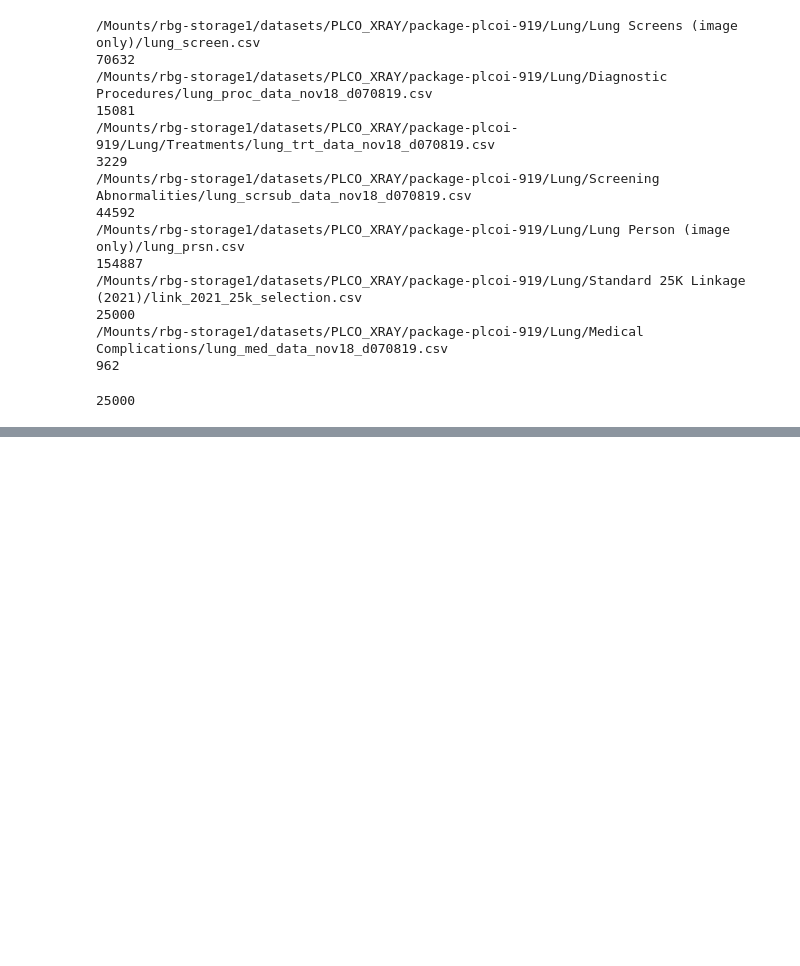
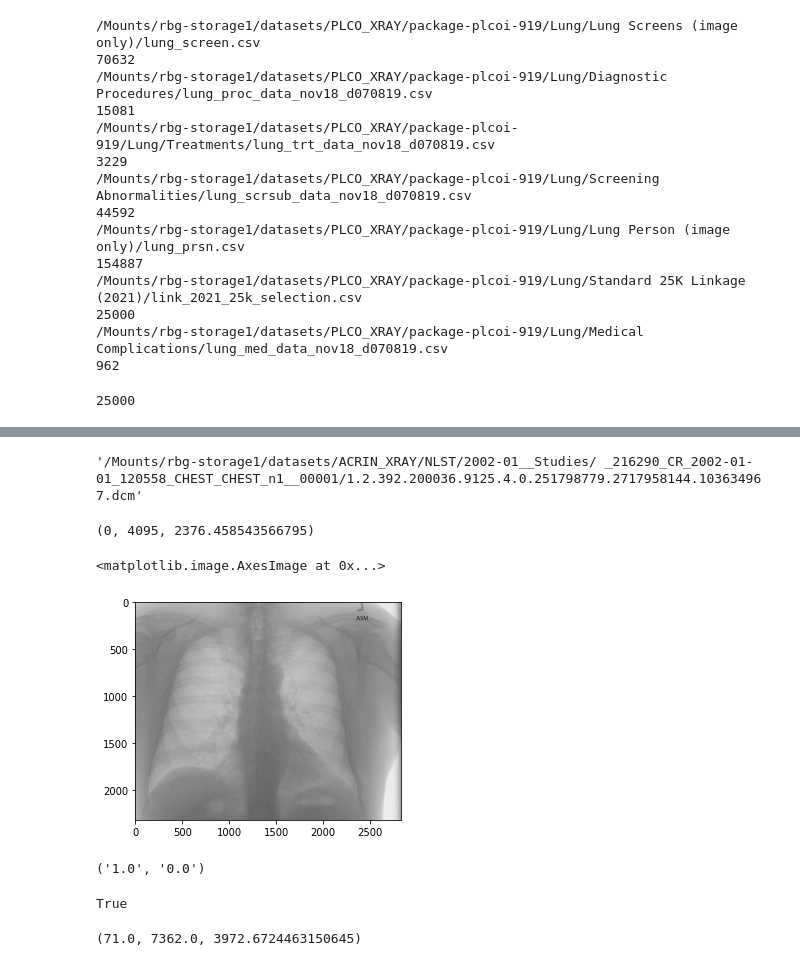
Before and after one commit to pgmikhael/SybilX, a Jupyter notebook: notebooks/updated_plco_eda.ipynb, the cells around one changed output, grey strips where cells are left out. Drawn from its saved outputs; the diff is of its cells as text; code cells hidden in the pictures; blank space fills up the shorter version.

```diff
--- a/notebooks/updated_plco_eda.ipynb
+++ b/notebooks/updated_plco_eda.ipynb
@@ -206,0 +246,25 @@ len(old_pids)
+# %%
+nlst_cxr_json_path = "/Mounts/rbg-storage1/datasets/ACRIN_XRAY/metadata_2022_04_10.json"
+# %%
+nlst_cxr_json = json.load(open(nlst_cxr_json_path, 'rb'))
+# %%
+nlst_cxr_json[0]['accessions'][0]['image_series'][0]['path']
+# %% [output]
+'/Mounts/rbg-storage1/datasets/ACRIN_XRAY/NLST/2002-01__Studies/ _216290_CR_2002-01-01_120558_CHEST_CHEST_n1__00001/1.2.392.200036.9125.4.0.251798779.2717958144.103634967.dcm'
+# %%
+path = nlst_cxr_json[5]['accessions'][0]['image_series'][0]['path']
+# %%
+dcm = pydicom.dcmread(path)
+# %%
+dcm.pixel_array.min(), dcm.pixel_array.max(), dcm.pixel_array.mean()
+# %% [output]
+(0, 4095, 2376.458543566795)
+# %%
+plt.imshow(dcm.pixel_array, cmap='gray')
+# %% [output]
+<matplotlib.image.AxesImage at 0x...>
+[figure, added]
+# %%
+dcm.RescaleSlope, dcm.RescaleIntercept
+# %% [output]
+('1.0', '0.0')
@@ -206,0 +273,8 @@ len(old_pids)
+# %%
+np.all(pxl_arr == dcm.pixel_array)
+# %% [output]
+True
+# %%
+pxl_arr.min(), pxl_arr.max(), pxl_arr.mean()
+# %% [output]
+(71.0, 7362.0, 3972.6724463150645)
```
Also changed, not shown: parts of 31 cells of this notebook, 2 other files.
